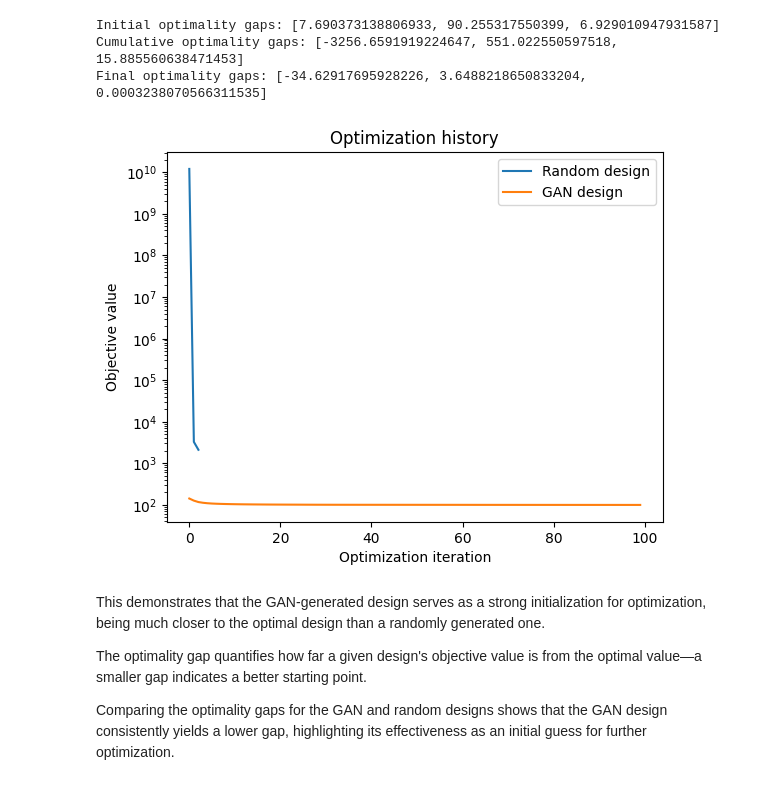
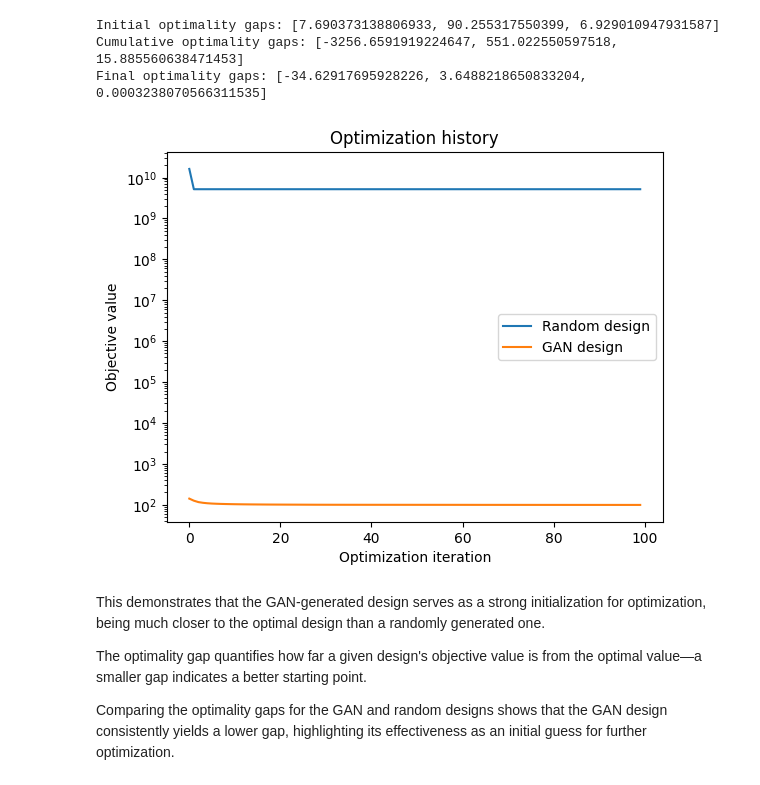
Before and after one commit to Psych17101/EngiOpt, a Jupyter notebook: example_easy_model.ipynb, the cells around one changed output. Cells and saved outputs as stored; diff of their text form; code cells hidden in the pictures.

```diff
--- a/example_easy_model.ipynb
+++ b/example_easy_model.ipynb
@@ -232,35 +232,36 @@ Final optimality gaps: [-34.62917695928226, 3.6488218650833204, 0.00032380705663
 # %%
 # but what is an optimality gap?
 # let's compare the design generated by the GAN with a random design, showing that the GAN provides a good starting point for the optimization
 design_nb = 0
 design = gen_designs[design_nb]
 opt_history = opt_histories[design_nb]
 
 conditions_nb = conditions[design_nb]
 volfrac = conditions_nb["volfrac"]
 
 # let's generate a random design with the desired volume fraction
 design_shape = problem.design_space.shape
 # generate the design with shape design_shape with random values between 0 and 1 with probability volfrac
-design = np.random.rand(*design_shape) < volfrac
+rng = np.random.default_rng(42)
+design = rng.random(design_shape) < volfrac
 
 # let's optimize the random design
 opt_design_random, opt_history_random = problem.optimize(design, config=conditions_nb)
 
 obj_values_random = [optistep.obj_values[0] for optistep in opt_history_random]
 obj_values_gen = [optistep.obj_values[0] for optistep in opt_history]
 
 # let's plot both optimization histories
 plt.plot(obj_values_random, label="Random design")
 plt.plot(obj_values_gen, label="GAN design")
 plt.xlabel("Optimization iteration")
 plt.ylabel("Objective value")
 plt.yscale("log")
 plt.title("Optimization history")
 plt.legend()
 plt.show()
 # %% [output]
-[figure, old version]
+[figure, new version]
 # %% [markdown]
 This demonstrates that the GAN-generated design serves as a strong initialization for optimization, being much closer to the optimal design than a randomly generated one.
 
```
